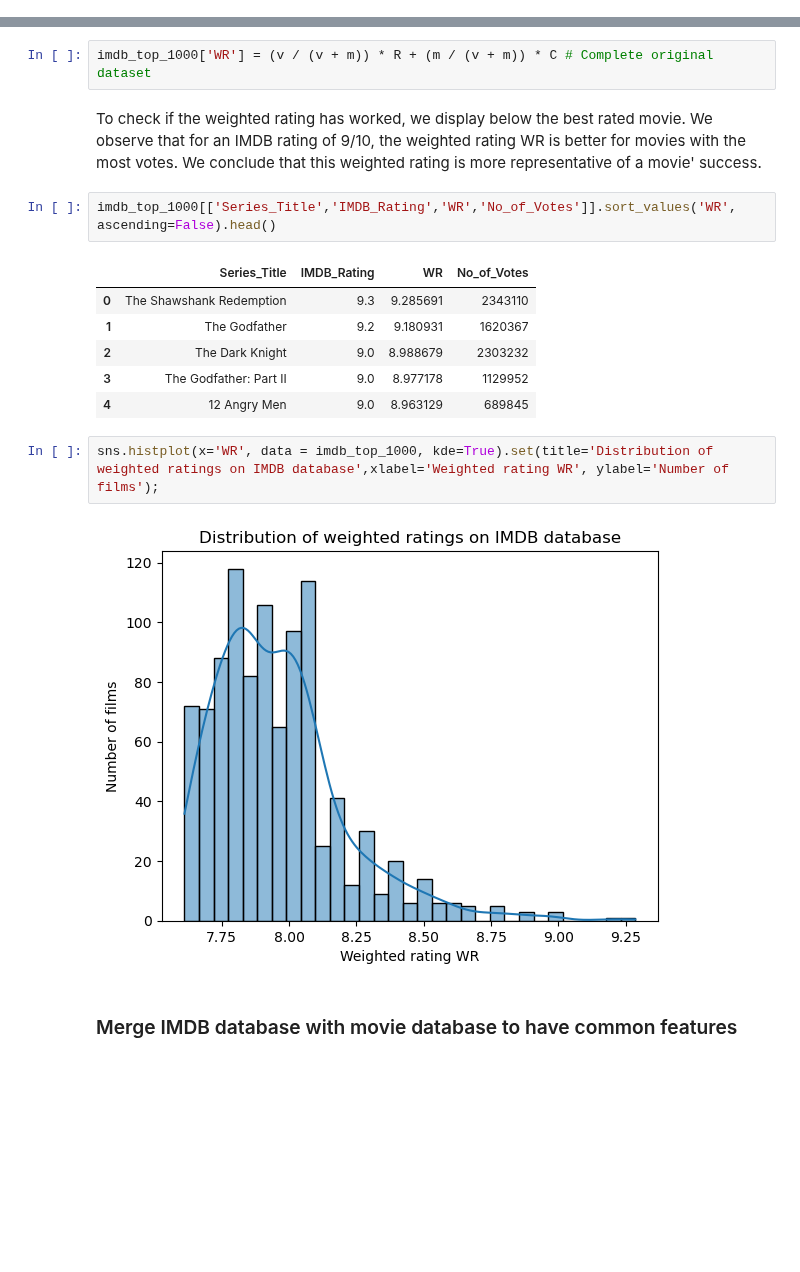
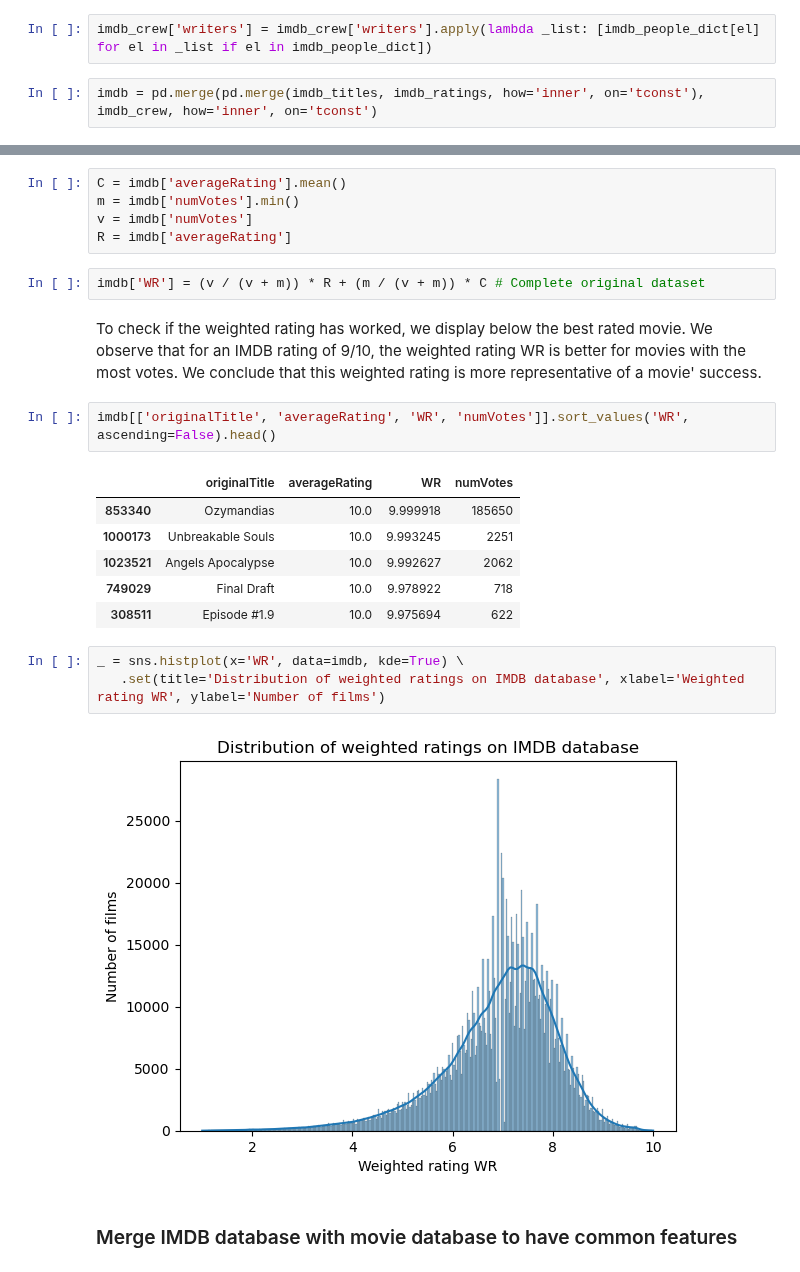
Before and after one commit to epfl-ada/ada-2022-project-theadaholics, a Jupyter notebook: main.ipynb, the cells around one changed output, grey strips where cells are left out. Drawn from its saved outputs; the diff is of its cells as text; blank space fills up the shorter version.

```diff
--- a/main.ipynb
+++ b/main.ipynb
@@ -357,0 +401,4 @@ imdb_top_1000.head()
+# %%
+imdb_crew['writers'] = imdb_crew['writers'].apply(lambda _list: [imdb_people_dict[el] for el in _list if el in imdb_people_dict])
+# %%
+imdb = pd.merge(pd.merge(imdb_titles, imdb_ratings, how='inner', on='tconst'), imdb_crew, how='inner', on='tconst')
@@ -395,20 +447,26 @@ R = imdb_top_1000['IMDB_Rating']
+# %%
+C = imdb['averageRating'].mean()
+m = imdb['numVotes'].min()
+v = imdb['numVotes']
+R = imdb['averageRating']
 # %%
-imdb_top_1000['WR'] = (v / (v + m)) * R + (m / (v + m)) * C # Complete original dataset
+imdb['WR'] = (v / (v + m)) * R + (m / (v + m)) * C # Complete original dataset
 # %% [markdown]
 To check if the weighted rating has worked, we display below the best rated movie. We observe that for an IMDB rating of 9/10, the weighted rating WR is better for movies with the most votes. We conclude that this weighted rating is more representative of a movie' success.
 # %%
-imdb_top_1000[['Series_Title','IMDB_Rating','WR','No_of_Votes']].sort_values('WR', ascending=False).head()
+imdb[['originalTitle', 'averageRating', 'WR', 'numVotes']].sort_values('WR', ascending=False).head()
 # %% [output]
-|  | Series_Title | IMDB_Rating | WR | No_of_Votes |
-| 0 | The Shawshank Redemption | 9.3 | 9.285691 | 2343110 |
-| 1 | The Godfather | 9.2 | 9.180931 | 1620367 |
-| 2 | The Dark Knight | 9.0 | 8.988679 | 2303232 |
-| 3 | The Godfather: Part II | 9.0 | 8.977178 | 1129952 |
-| 4 | 12 Angry Men | 9.0 | 8.963129 | 689845 |
+|  | originalTitle | averageRating | WR | numVotes |
+| 853340 | Ozymandias | 10.0 | 9.999918 | 185650 |
+| 1000173 | Unbreakable Souls | 10.0 | 9.993245 | 2251 |
+| 1023521 | Angels Apocalypse | 10.0 | 9.992627 | 2062 |
+| 749029 | Final Draft | 10.0 | 9.978922 | 718 |
+| 308511 | Episode #1.9 | 10.0 | 9.975694 | 622 |
 # %%
-sns.histplot(x='WR', data = imdb_top_1000, kde=True).set(title='Distribution of weighted ratings on IMDB database',xlabel='Weighted rating WR', ylabel='Number of films');
+_ = sns.histplot(x='WR', data=imdb, kde=True) \
+   .set(title='Distribution of weighted ratings on IMDB database', xlabel='Weighted rating WR', ylabel='Number of films')
 # %% [output]
-[figure, old version]
+[figure, new version]
 # %% [markdown]
 ### Merge IMDB database with movie database to have common features
 # %% [markdown]
```
Also changed, not shown: parts of 116 cells of this notebook.
